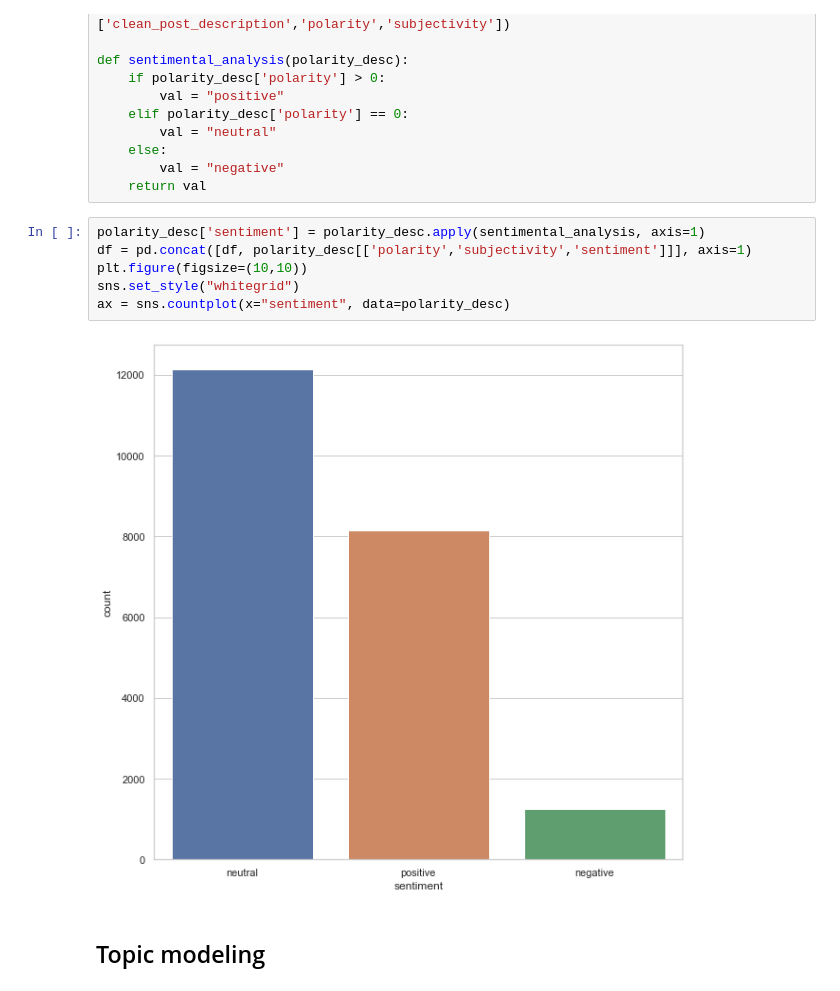
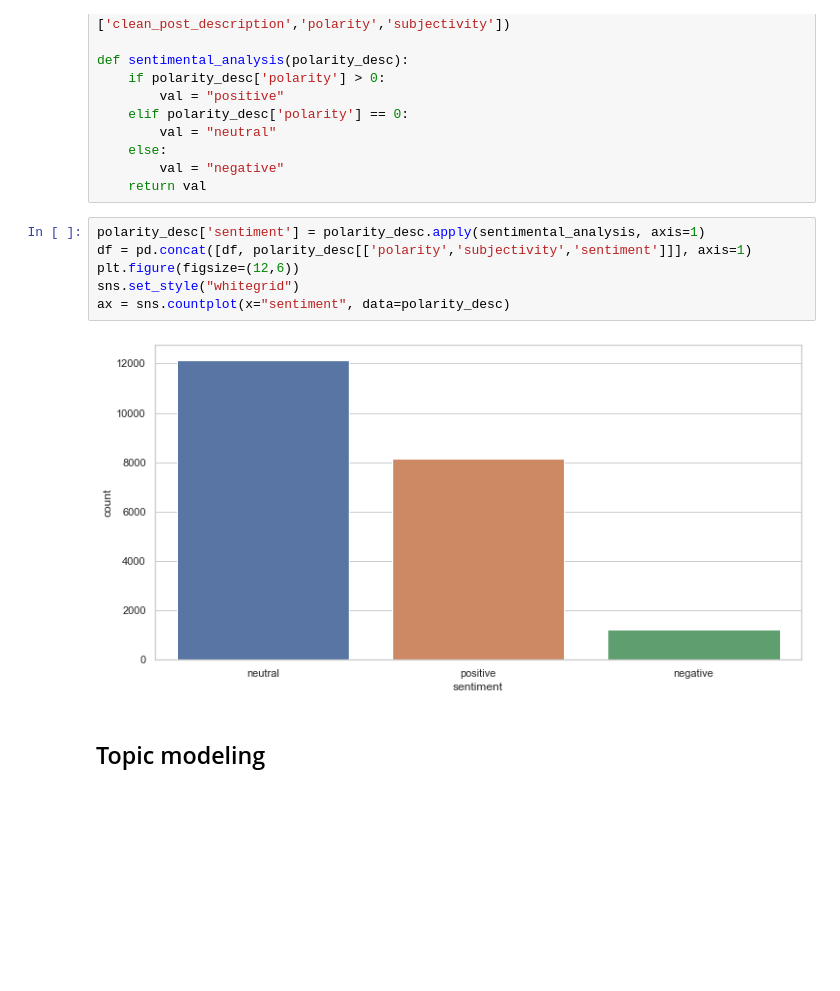
Before and after one commit to BadrAlpha07/Data-Camp-Project, a Jupyter notebook: engagement_rate_starting_kit.ipynb, the cells around one changed output. Drawn from its saved outputs; the diff is of its cells as text; blank space fills up the shorter version.

```diff
--- a/engagement_rate_starting_kit.ipynb
+++ b/engagement_rate_starting_kit.ipynb
@@ -405,11 +405,11 @@ def sentimental_analysis(polarity_desc):
 # %%
 polarity_desc['sentiment'] = polarity_desc.apply(sentimental_analysis, axis=1)
 df = pd.concat([df, polarity_desc[['polarity','subjectivity','sentiment']]], axis=1)
-plt.figure(figsize=(10,10))
+plt.figure(figsize=(12,6))
 sns.set_style("whitegrid")
 ax = sns.countplot(x="sentiment", data=polarity_desc)
 # %% [output]
-[figure, old version]
+[figure, new version]
 # %% [markdown]
 ## Topic modeling
 # %% [markdown]
```
Also changed, not shown: parts of 2 cells of this notebook.
